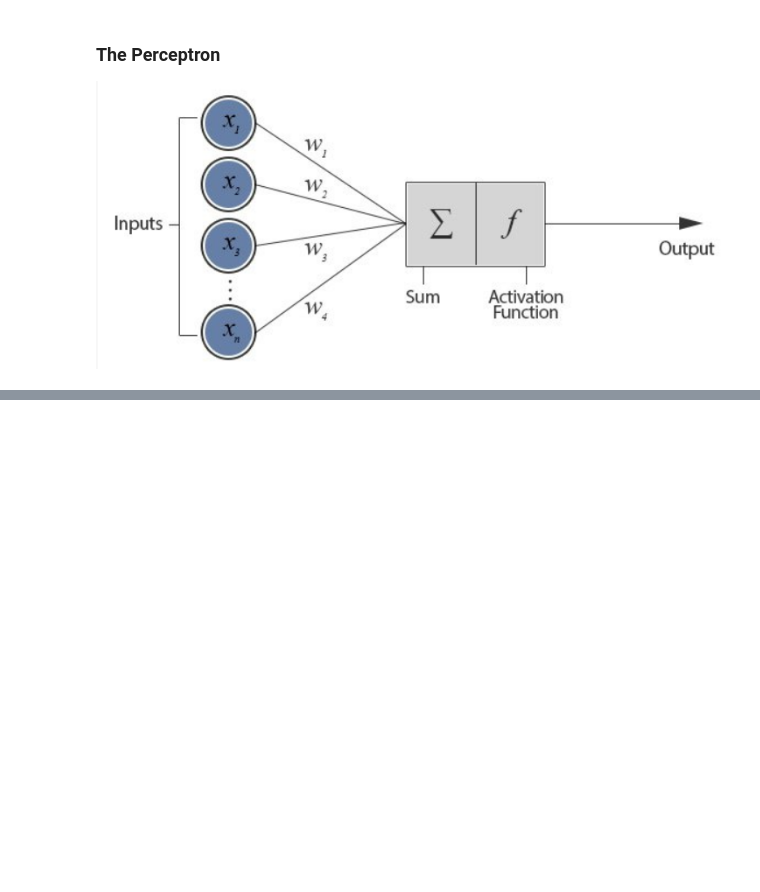
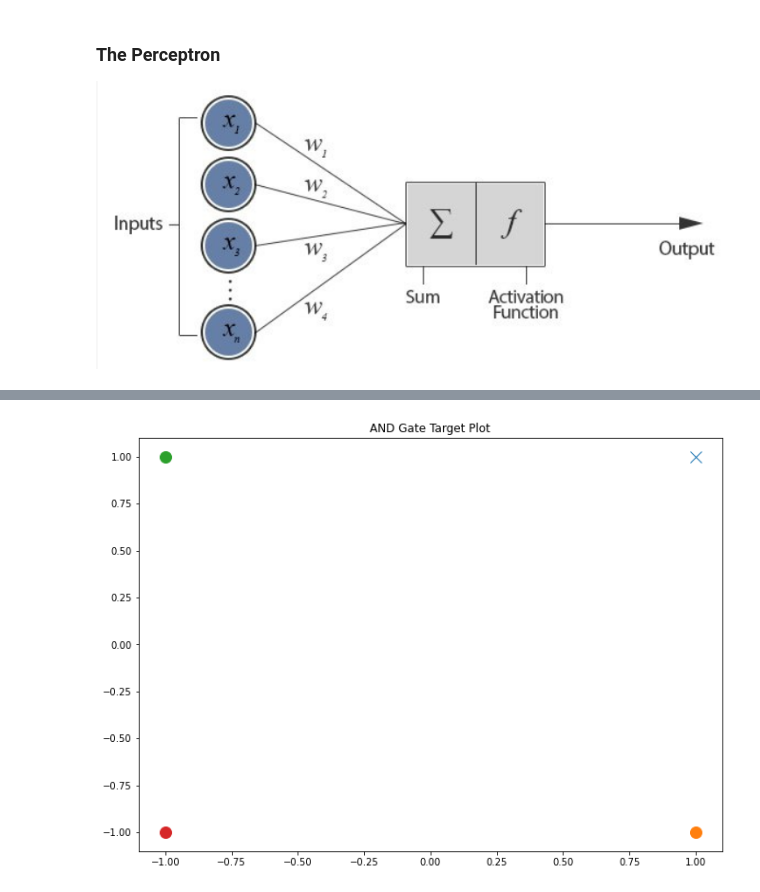
Before and after one commit to aayushi0402/NeuralNetworks_DeepLearning, a Jupyter notebook: ThePerceptron.ipynb, the cells around one changed output, grey strips where cells are left out. Cells and saved outputs as stored; diff of their text form; code cells hidden in the pictures; blank space fills up the shorter version.

Commit message:
implement AND perceptron

```diff
--- a/ThePerceptron.ipynb
+++ b/ThePerceptron.ipynb
@@ -36,25 +38,25 @@ class ActivationFunctions:
         pass
     @classmethod
     def binary(self, y, theta):
-    """
-    If the value of Y is above a certain value known as the threshold,
-    the output is True(or activated)
-    If it’s less than the threshold then the output is false (or not activated)
-    Returns:
-        Either 0 or 1
-    """
+        """
+        If the value of Y is above a certain value known as the threshold,
+        the output is True(or activated)
+        If it’s less than the threshold then the output is false (or not activated)
+        Returns:
+            Either 0 or 1
+        """
         if y >= theta:
             return 1
         return 0
 
     def bipolar_step(self, y, theta):
-    """
-    If the value of Y is above a certain value known as the threshold,
-    the output is +1 and
-    if it’s less than the threshold then the output is -1.
-    Returns:
-        It has bipolar outputs (+1 to -1).
-    """
+        """
+        If the value of Y is above a certain value known as the threshold,
+        the output is +1 and
+        if it’s less than the threshold then the output is -1.
+        Returns:
+            It has bipolar outputs (+1 to -1).
+        """
         if y >= theta:
             return 1
         return -1
@@ -83,6 +85,13 @@ class ActivationFunctions:
 
         """
         return math.tanh(y)
+
+    def signum(self, y):
+        if y<0:
+            return -1
+        elif y>0:
+            return 1
+        return 0
 # %% [markdown]
 ### The Perceptron
 ![image.png](attachment:image.png)
@@ -125,0 +241,8 @@ Final Perceptron Output---> 0.6662888406159346
+# %%
+inputs = np.array([[1,1],[1,-1],[-1,1],[-1,-1]])
+w = np.array([0,0])
+t = np.array([1,-1,-1,-1])
+# %%
+df = AND_Perceptron(inputs=inputs,wt=w,tgt=t,epoch=2,learning_rate=1,bias=0,plot=True)
+# %% [output]
+[figure, added]
```
Also changed, not shown: parts of 9 cells of this notebook.
